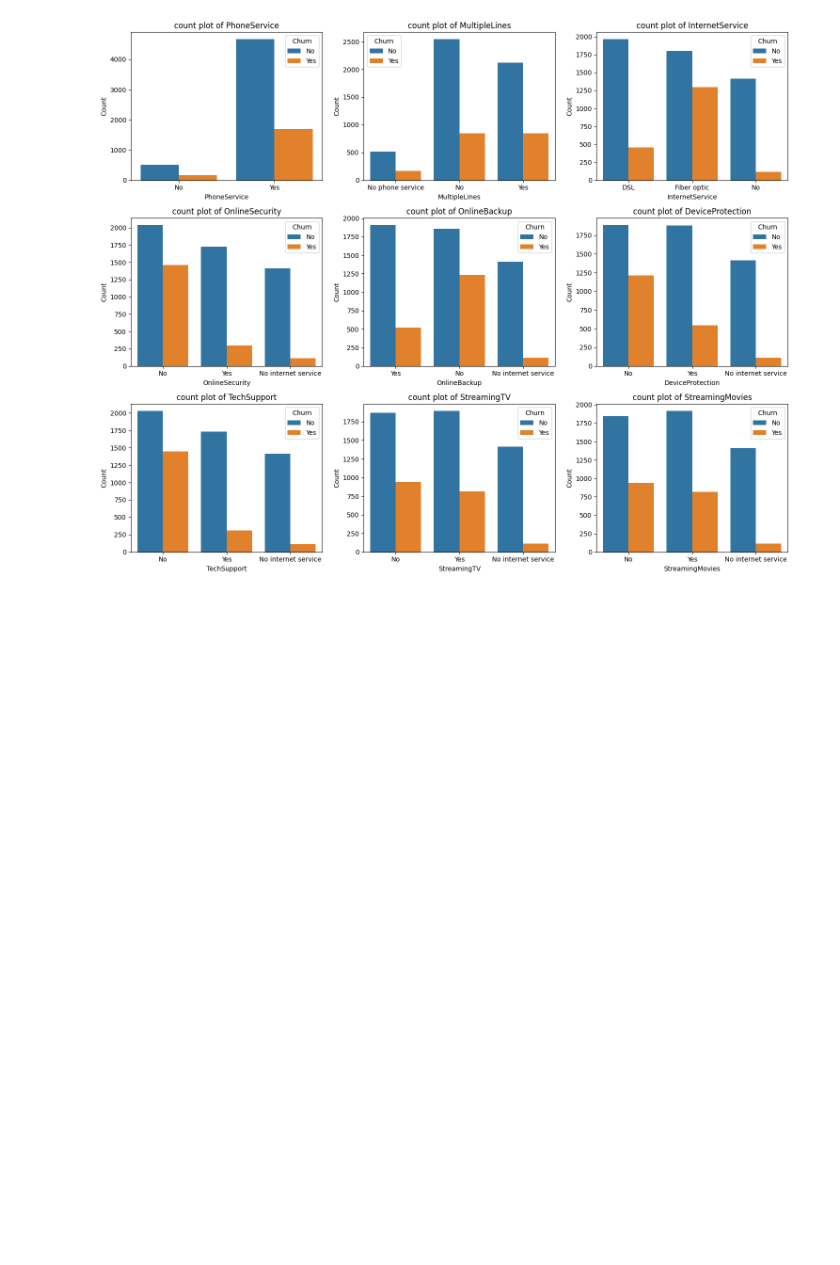
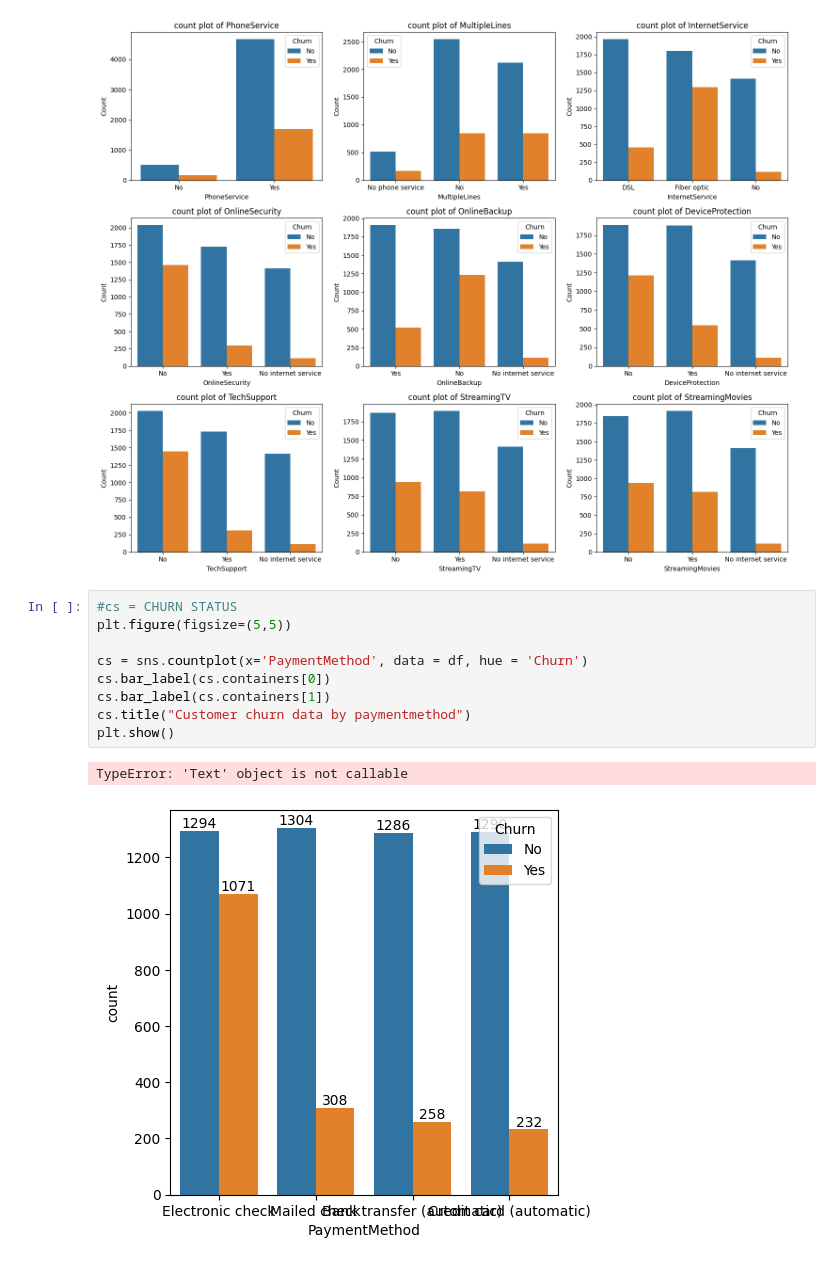
Before and after one commit to nazkisam/DataAnalysisTelecom, a Jupyter notebook: exploration.ipynb, the cells around one changed output. Cells and saved outputs as stored; diff of their text form; blank space fills up the shorter version.

Commit message:
checked the churn against the payment method

```diff
--- a/exploration.ipynb
+++ b/exploration.ipynb
@@ -229,3 +229,15 @@ plt.tight_layout()
 plt.show()
 # %% [output]
 [figure]
+# %%
+#cs = CHURN STATUS
+plt.figure(figsize=(5,5))
+
+cs = sns.countplot(x='PaymentMethod', data = df, hue = 'Churn')
+cs.bar_label(cs.containers[0])
+cs.bar_label(cs.containers[1])
+cs.title("Customer churn data by paymentmethod")
+plt.show()
+# %% [output]
+TypeError: 'Text' object is not callable
+[figure, added]
```
Also changed, not shown: 1 other file.
